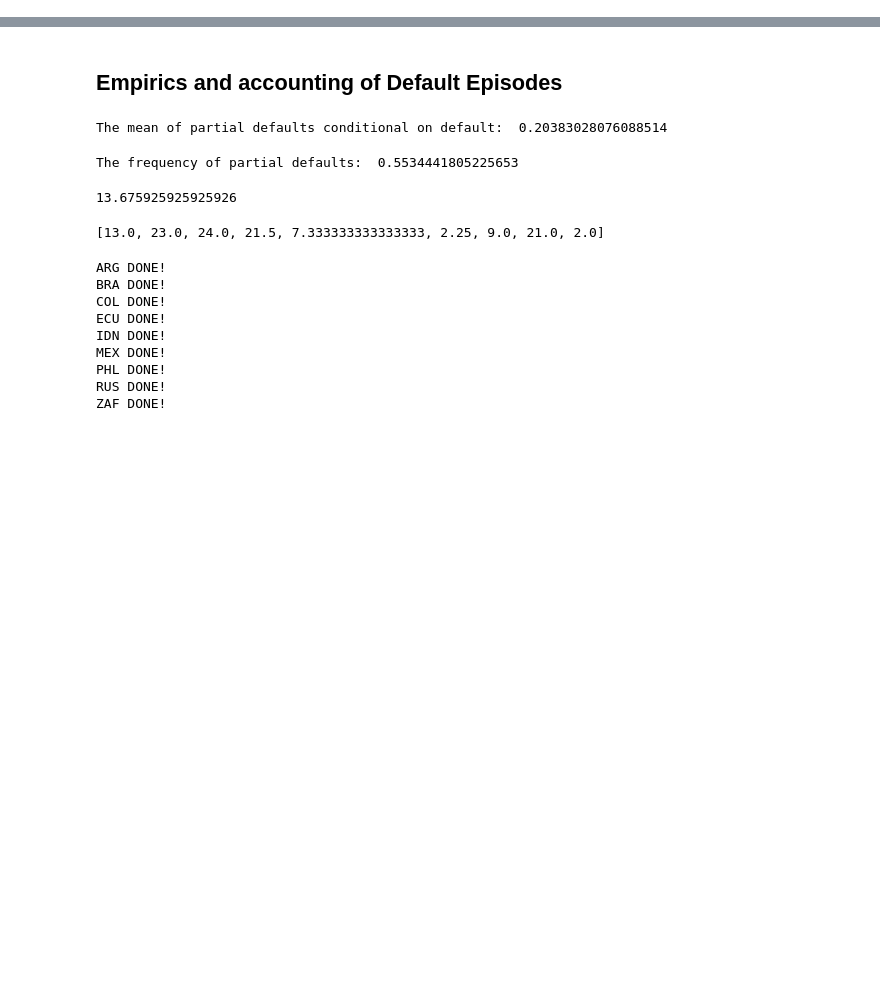
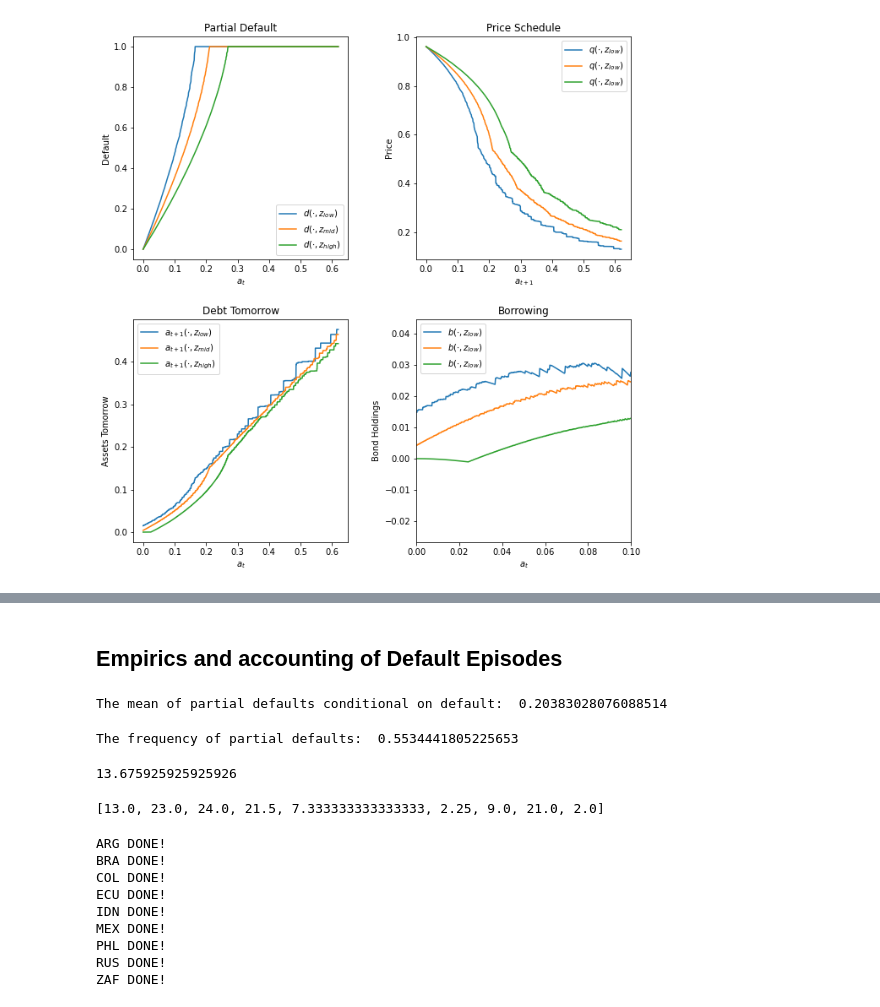
Before and after one commit to hamecetin/Monetary, a Jupyter notebook: Partial Default/Copy of Monetary_Code_Hasan_Cetin.ipynb, the cells around one changed output, grey strips where cells are left out. Saved outputs shown, nothing was run; the diff lists cells and outputs as text; code cells hidden in the pictures; blank space fills up the shorter version.

```diff
--- a/Partial Default/Copy of Monetary_Code_Hasan_Cetin.ipynb
+++ b/Partial Default/Copy of Monetary_Code_Hasan_Cetin.ipynb
@@ -452,0 +39,4 @@ The main issue of this model is having low debt/GDP ratio. We can increase this
+# %%
+@njit
+def u(c):
+    return np.log(c)
@@ -452,0 +51,14 @@ The main issue of this model is having low debt/GDP ratio. We can increase this
+# %%
+@njit
+def d(i_a, i_z, q):
+    num = (1 - R * κ * q[:, i_z]) *  A[i_a]
+    den = Z[i_z] * γ_0 * γ_1
+    aux = (num/den)**(1/(γ_1 - 1))
+    return np.where(aux<0, 0, np.where(aux > 1, 1, aux))
+# %%
+def v_update(i_a, i_z, d_star, q_0, a_star):
+        aux = u(Z[i_z] * (1 - γ_0 * d_star[i_a, i_z]**(γ_1) ) - A[i_a] * (1 - d_star[i_a, i_z]) + q_0[a_star[i_a, i_z], i_z] * (A[a_star[i_a, i_z]] - R * κ * d_star[i_a, i_z] * A[i_a])) + β * np.matmul(V_0[a_star[i_a, i_z], :], Π[i_z, :])
+        return aux
+# %%
+def q_update(i_a_p, i_z, d_star, a_star, q_0):
+        return (1/R) * np.matmul(Π[i_z, :].T, (1 - d_star[i_a_p, :]) + R * κ * d_star[i_a_p, :] * np.diag(q_0[a_star[i_a_p, :], :]))
@@ -452,0 +114,34 @@ The main issue of this model is having low debt/GDP ratio. We can increase this
+# %%
+import matplotlib.pyplot as plt
+
+fig, ax  = plt.subplots(2,2, figsize=(10,10))
+fig.tight_layout(pad=5.0)
+ax[0,0].plot(A, d_star[:, 0], label=r'$d(\cdot, z_{low})$')
+ax[0,0].plot(A, d_star[:, 2], label=r'$d(\cdot, z_{mid})$')
+ax[0,0].plot(A, d_star[:, 4], label=r'$d(\cdot, z_{high})$')
+ax[0,0].set(xlabel=r'$a_t$', ylabel = "Default")
+ax[0,0].legend()
+ax[0,0].title.set_text('Partial Default')
+ax[1,0].plot(A, A[a_star[:, 0]], label=r'$a_{t+1}(\cdot, z_{low})$')
+ax[1,0].plot(A, A[a_star[:, 2]], label=r'$a_{t+1}(\cdot, z_{mid})$')
+ax[1,0].plot(A, A[a_star[:, 4]], label=r'$a_{t+1}(\cdot, z_{high})$')
+ax[1,0].set(xlabel=r'$a_t$', ylabel = "Assets Tomorrow")
+ax[1,0].legend()
+ax[1,0].title.set_text('Debt Tomorrow')
+ax[0,1].plot(A, q_1[:, 0], label=r'$q(\cdot, z_{low})$')
+ax[0,1].plot(A, q_1[:, 2], label=r'$q(\cdot, z_{low})$')
+ax[0,1].plot(A, q_1[:, 4], label=r'$q(\cdot, z_{low})$')
+ax[0,1].set(xlabel=r'$a_{t+1}$', ylabel = 'Price')
+ax[0,1].legend()
+ax[0,1].title.set_text('Price Schedule')
+ax[1,1].plot(A, A[a_star[:, 0]] - R * κ * A * d_star[:, 0], label=r'$b(\cdot, z_{low})$')
+ax[1,1].plot(A, A[a_star[:, 2]] - R * κ * A * d_star[:, 2], label=r'$b(\cdot, z_{low})$')
+ax[1,1].plot(A, A[a_star[:, 4]] - R * κ * A * d_star[:, 4], label=r'$b(\cdot, z_{low})$')
+ax[1,1].set_xlim([0, 0.1])
+ax[1,1].set(xlabel=r'$a_t$', ylabel = "Bond Holdings")
+ax[1,1].legend()
+ax[1,1].title.set_text('Borrowing')
+plt.savefig('Exercise2.png')
+plt.show()
+# %% [output]
+[figure, added]
```
Also changed, not shown: parts of 35 cells of this notebook, 1 other file.
